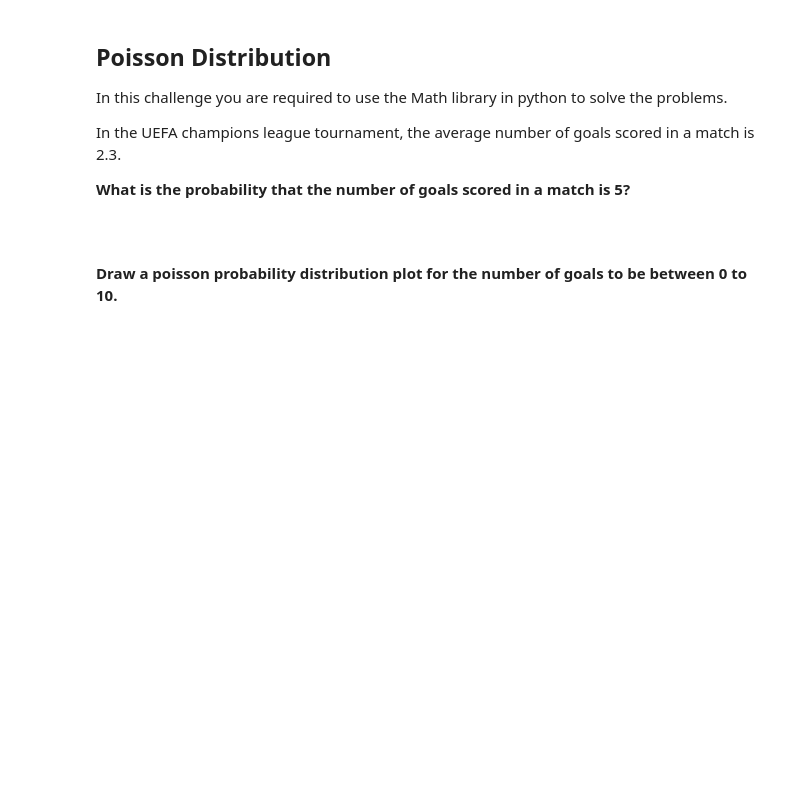
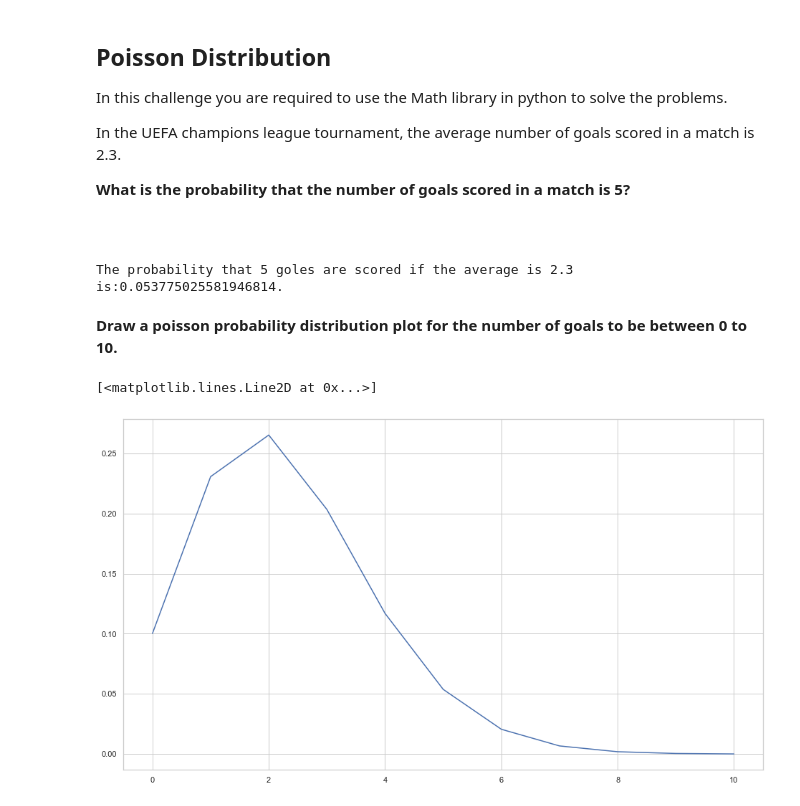
Before and after one commit to Ironhack-data-bcn-january-2023/lab-discrete-probability-distributions, a Jupyter notebook: your-code/main.ipynb, the cells around one changed output. Cells and saved outputs as stored; diff of their text form; code cells hidden in the pictures; blank space fills up the shorter version.

```diff
--- a/your-code/main.ipynb
+++ b/your-code/main.ipynb
@@ -75,5 +122,19 @@ In the UEFA champions league tournament, the average number of goals scored in a
+# %%
+# your code here
+from scipy.stats import poisson
+import numpy as np
+print(f'The probability that 5 goles are scored if the average is 2.3 is:{poisson.pmf(k=5, mu=2.3)}.')
+# %% [output]
+The probability that 5 goles are scored if the average is 2.3 is:0.053775025581946814.
 # %% [markdown]
 **Draw a poisson probability distribution plot for the number of goals to be between 0 to 10.**
 # %%
 # your code here
 # Please label the axes and give a title to the plot
+x = np.arange(0,11,1)
+y = poisson.pmf(x, 2.3, 0)
+# %%
+plt.plot(x,y)
+# %% [output]
+[<matplotlib.lines.Line2D at 0x...>]
+[figure, added]
```
Also changed, not shown: parts of 11 cells of this notebook.
